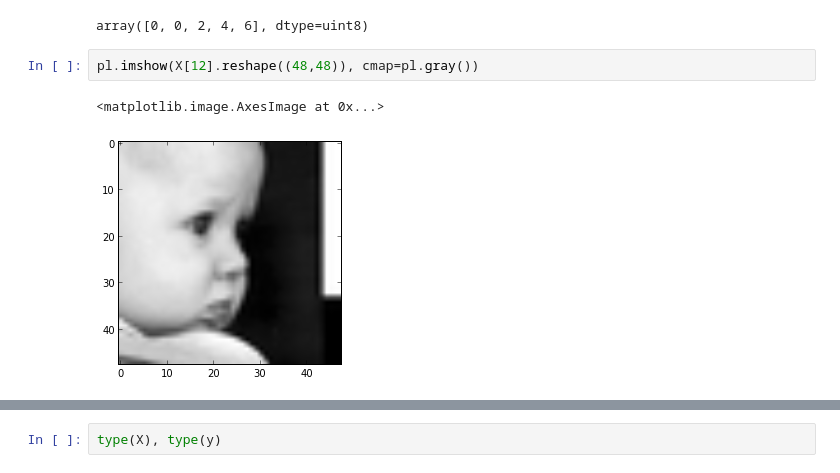
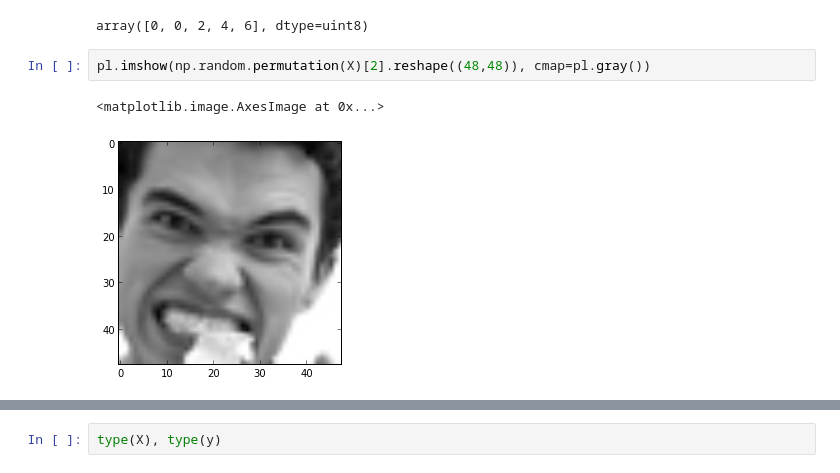
Before and after one commit to ageek/pynotebooks, a Jupyter notebook: kaggle - Facial Expression Recognition.ipynb, the cells around one changed output, grey strips where cells are left out. Drawn from its saved outputs; the diff is of its cells as text.

```diff
--- a/kaggle - Facial Expression Recognition.ipynb
+++ b/kaggle - Facial Expression Recognition.ipynb
@@ -39,10 +39,10 @@ y[:5]
 # %% [output]
 array([0, 0, 2, 4, 6], dtype=uint8)
 # %%
-pl.imshow(X[12].reshape((48,48)), cmap=pl.gray())
+pl.imshow(np.random.permutation(X)[2].reshape((48,48)), cmap=pl.gray())
 # %% [output]
 <matplotlib.image.AxesImage at 0x...>
-[figure, old version]
+[figure, new version]
 # %%
 for i,j in enumerate(np.random.permutation(xrange(len(X)))[:5]):
     print "Selecting %d-th item from array" %(j)
```
Also changed, not shown: parts of 6 cells of this notebook.
